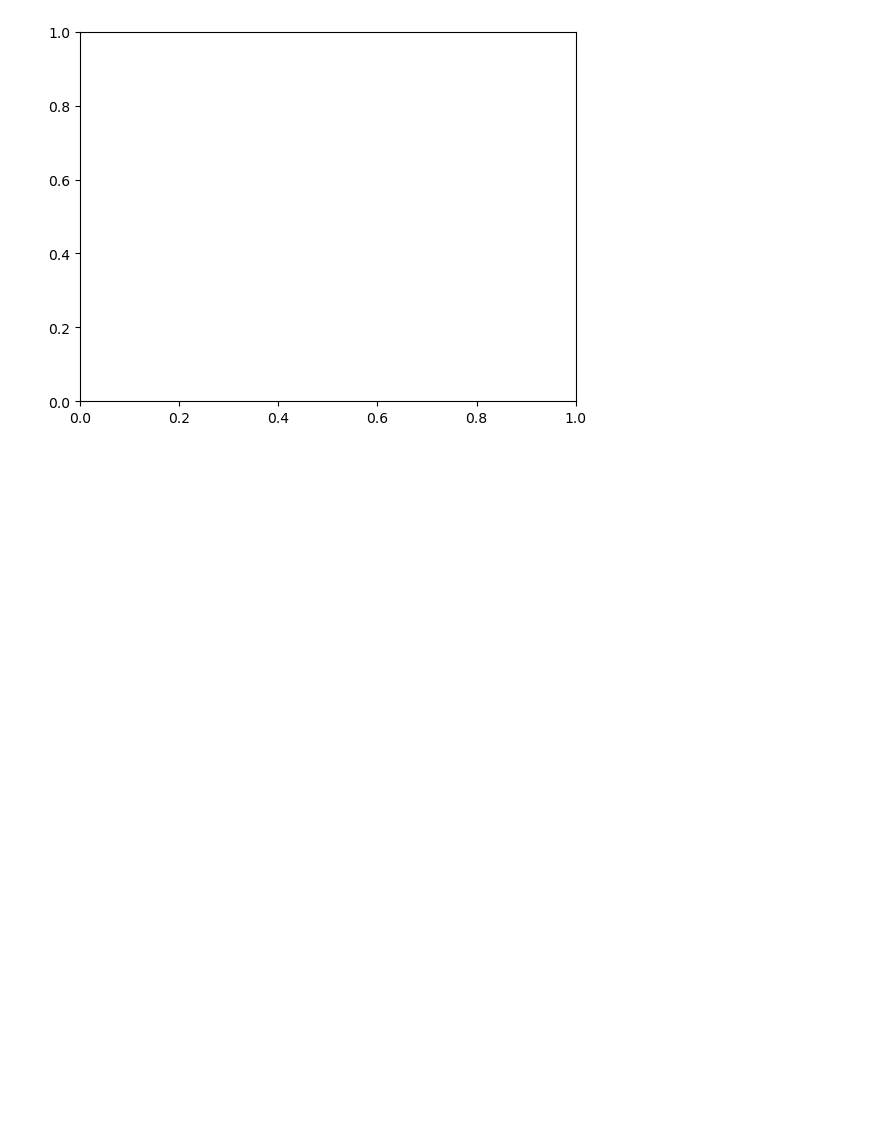
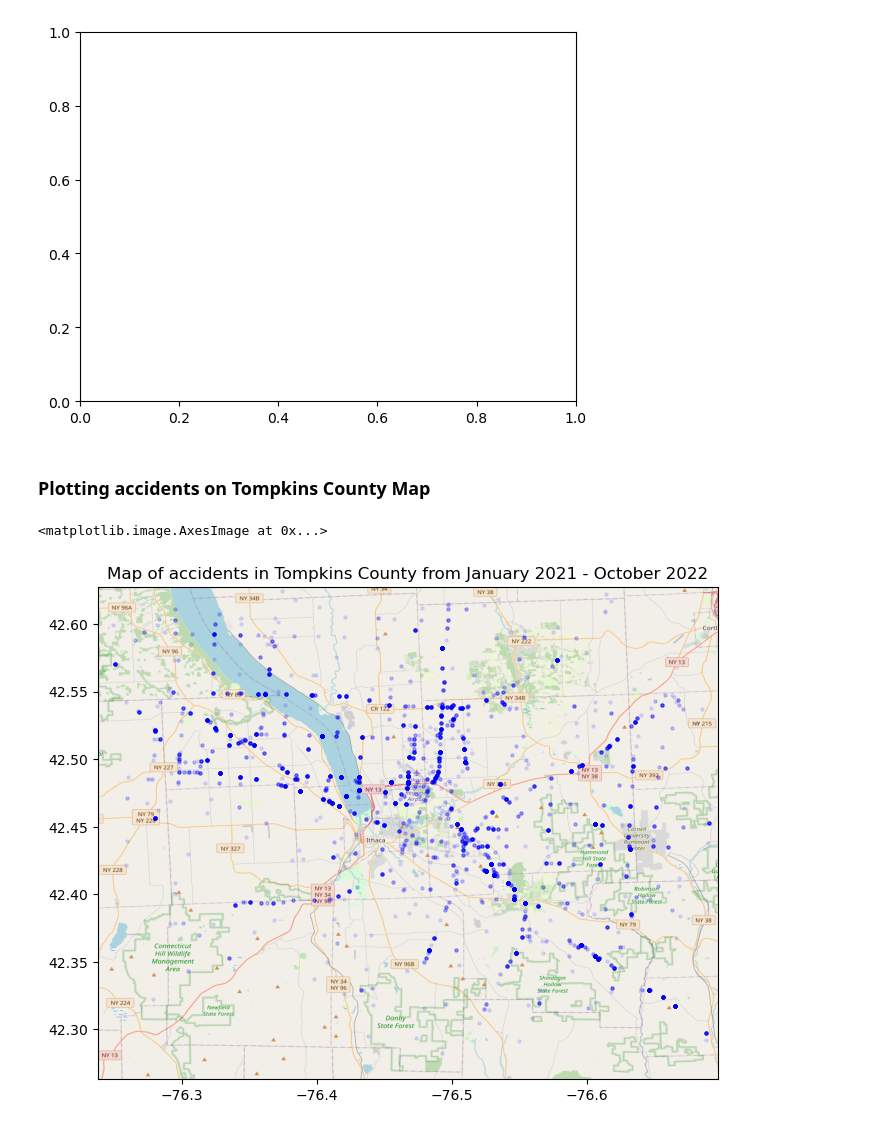
Before and after one commit to xegux/CMCM22, a Jupyter notebook: datascraping.ipynb, the cells around one changed output. Cells and saved outputs as stored; diff of their text form; code cells hidden in the pictures; blank space fills up the shorter version.

```diff
--- a/datascraping.ipynb
+++ b/datascraping.ipynb
@@ -321,3 +321,5 @@ plt.show()
 # %% [output]
 AttributeError: 'DataFrame' object has no attribute 'crs'
 [figure]
+# %% [markdown]
+### Plotting accidents on Tompkins County Map
@@ -323,0 +330,14 @@ AttributeError: 'DataFrame' object has no attribute 'crs'
+# %%
+bbox = (-76.237695, -76.696655, 42.262976, 42.627419)
+ruh_m = plt.imread('tompkins_county.png')
+df = pd.read_csv('whole.csv')
+# %%
+fig, ax = plt.subplots(figsize = (8,7))
+ax.scatter(df.long, df.lat, zorder=1, alpha= 0.1, c='b', s=5)
+ax.set_title('Map of accidents in Tompkins County from January 2021 - October 2022')
+ax.set_xlim(bbox[0],bbox[1])
+ax.set_ylim(bbox[2],bbox[3])
+ax.imshow(ruh_m, zorder=0, extent = bbox, aspect= 'equal')
+# %% [output]
+<matplotlib.image.AxesImage at 0x...>
+[figure, added]
```
Also changed, not shown: parts of 2 cells of this notebook, 3 other files.
